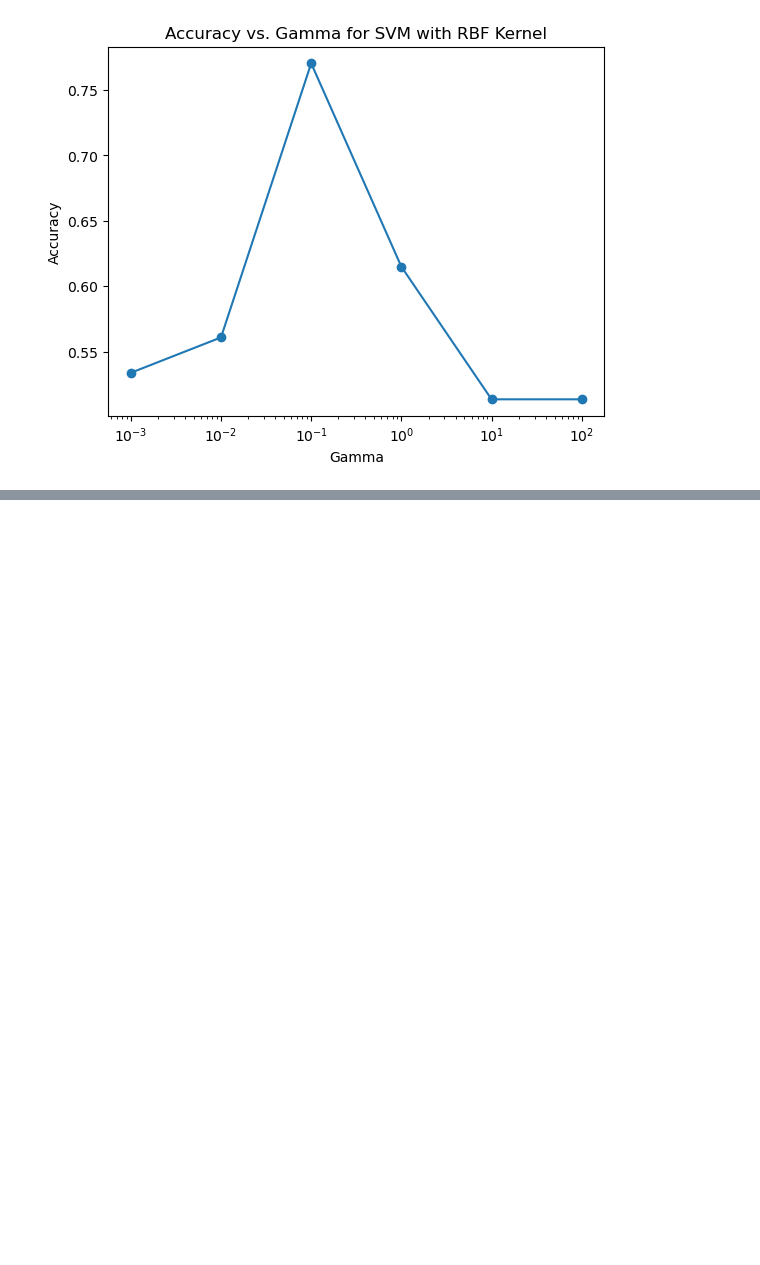
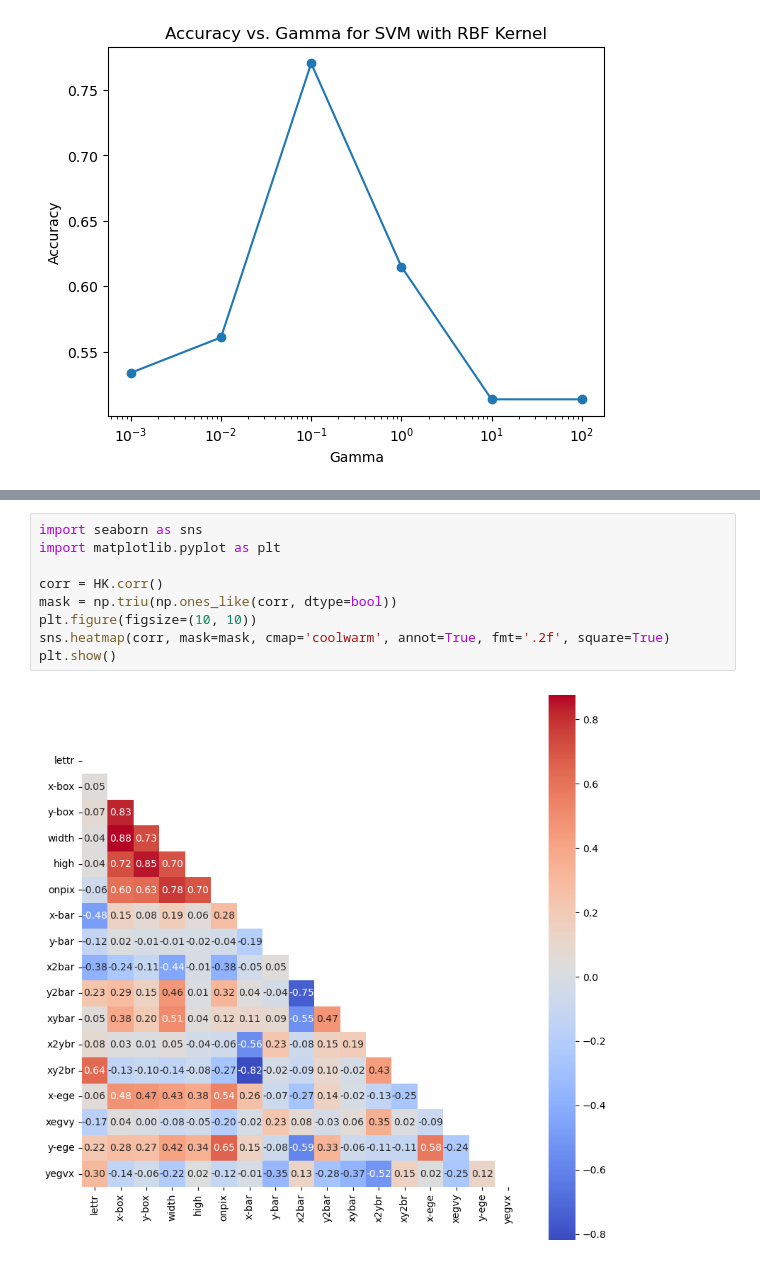
Before and after one commit to TimothiTsui/Programming-Session-2, a Jupyter notebook: LetterRecog.ipynb, the cells around one changed output, grey strips where cells are left out. Saved outputs shown, nothing was run; the diff lists cells and outputs as text; blank space fills up the shorter version.

```diff
--- a/LetterRecog.ipynb
+++ b/LetterRecog.ipynb
@@ -266,0 +270,11 @@ plt.show()
+# %%
+import seaborn as sns
+import matplotlib.pyplot as plt
+
+corr = HK.corr()
+mask = np.triu(np.ones_like(corr, dtype=bool))
+plt.figure(figsize=(10, 10))
+sns.heatmap(corr, mask=mask, cmap='coolwarm', annot=True, fmt='.2f', square=True)
+plt.show()
+# %% [output]
+[figure, added]
```
Also changed, not shown: parts of 2 cells of this notebook.
